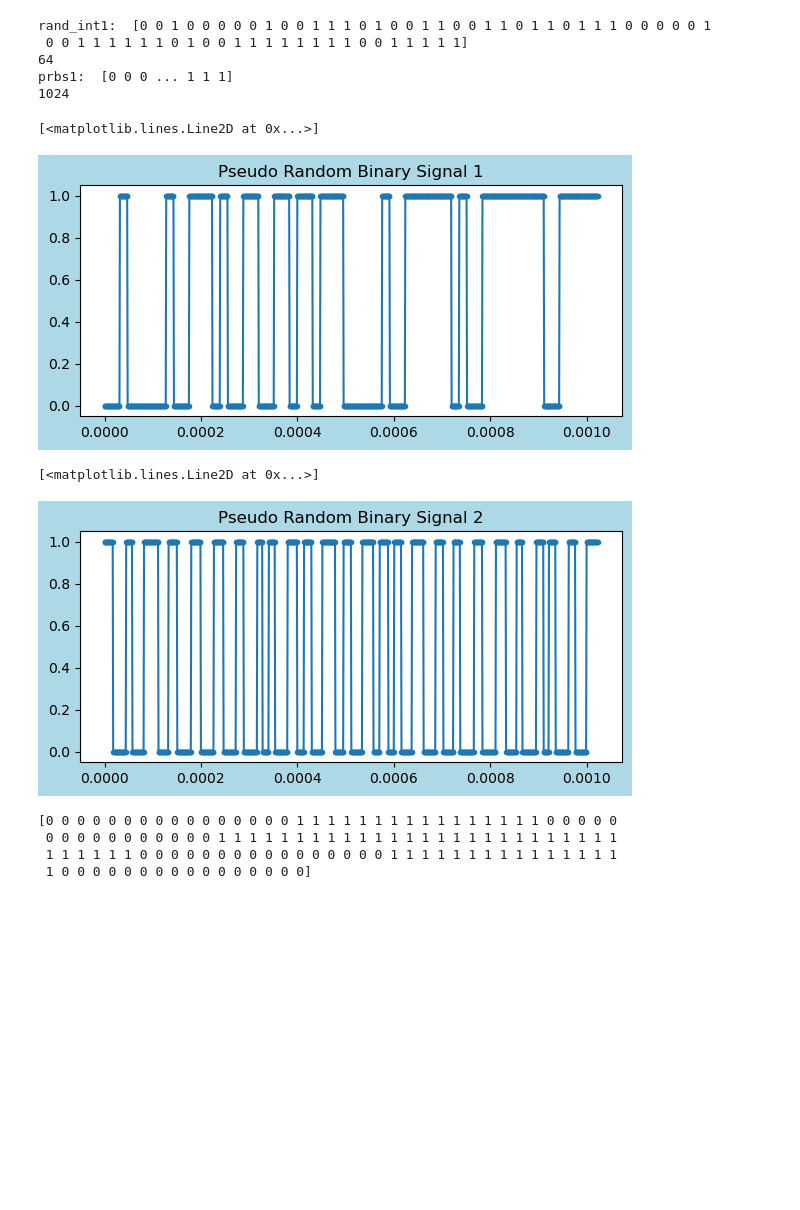
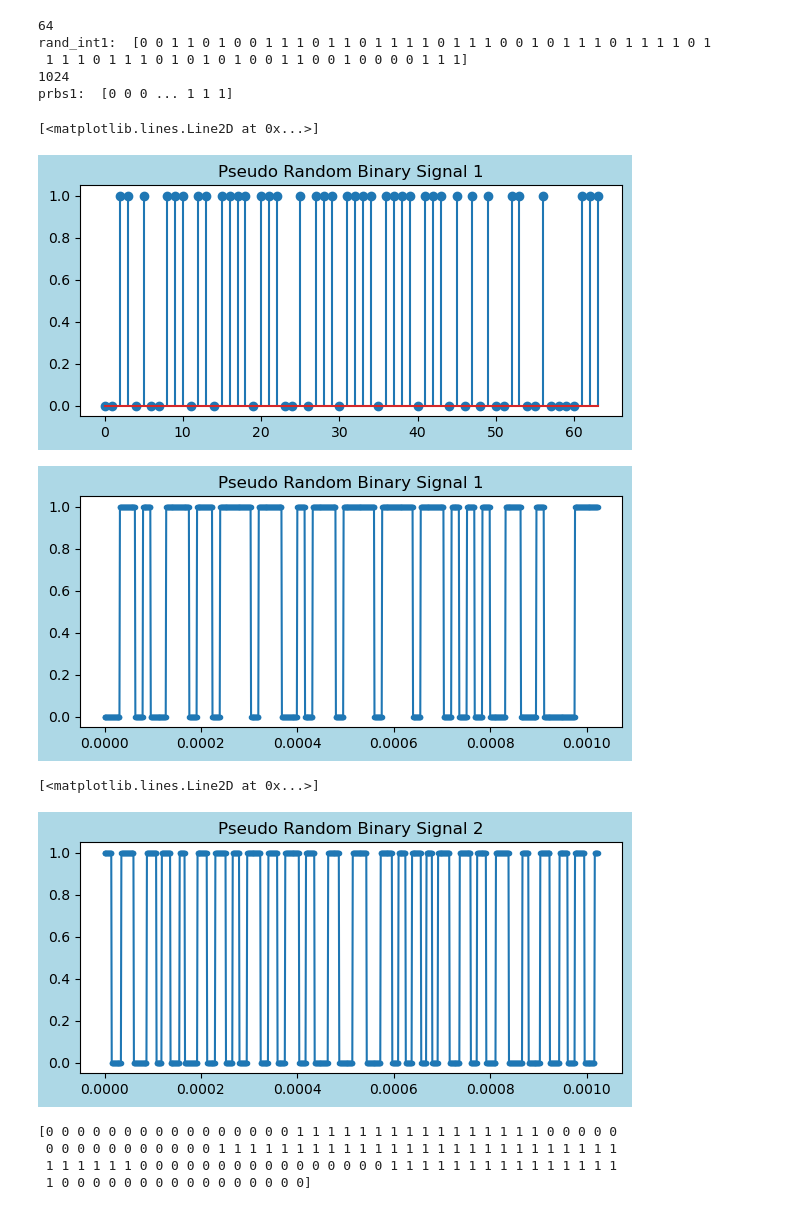
Before and after one commit to tacticstactics/Random_signal_generator, a Jupyter notebook: pseudo_random-1.ipynb, the cells around one changed output. Drawn from its saved outputs; the diff is of its cells as text; code cells hidden in the pictures; blank space fills up the shorter version.

```diff
--- a/pseudo_random-1.ipynb
+++ b/pseudo_random-1.ipynb
@@ -8,34 +8,43 @@ tcol = np.linspace(0.0, timestep * samplerate, samplerate, endpoint=False)
 # %%
 # Create Random Binary signal
 
 # prbs1: Pseudo Random multilevel Digital signal
 numberofpointspersymbol = 2 ** 6
 repetitions1 = samplerate / numberofpointspersymbol
 
 rand_int1 = np.random.randint(0, 2, numberofpointspersymbol) # 0 or 1
+print(np.size(rand_int1))
 print('rand_int1: ', rand_int1)
-print(np.size(rand_int1))
-
-prbs1 = np.repeat(rand_int1, repetitions1)
-print('prbs1: ', prbs1)
-print(np.size(prbs1))
-
-#prbs3 = np.repeat([0,1,0,1,1,0,1,0], repetitions1)
-
 
 fig1 = plt.figure(figsize = (7,3), facecolor='lightblue')
 
 ax1_1 = fig1.add_subplot(1, 1, 1)
 ax1_1.set_title('Pseudo Random Binary Signal 1')
-ax1_1.plot(tcol, prbs1, ".-")
+ax1_1.stem(rand_int1, ".-")
+
+
+prbs1 = np.repeat(rand_int1, repetitions1)
+print(np.size(prbs1))
+print('prbs1: ', prbs1)
+
+
+#prbs3 = np.repeat([0,1,0,1,1,0,1,0], repetitions1)
+
+
+fig2 = plt.figure(figsize = (7,3), facecolor='lightblue')
+
+ax2_1 = fig2.add_subplot(1, 1, 1)
+ax2_1.set_title('Pseudo Random Binary Signal 1')
+ax2_1.plot(tcol, prbs1, ".-")
 # %% [output]
-rand_int1:  [0 0 1 0 0 0 0 0 1 0 0 1 1 1 0 1 0 0 1 1 0 0 1 1 0 1 1 0 1 1 1 0 0 0 0 0 1
- 0 0 1 1 1 1 1 1 0 1 0 0 1 1 1 1 1 1 1 1 0 0 1 1 1 1 1]
 64
+rand_int1:  [0 0 1 1 0 1 0 0 1 1 1 0 1 1 0 1 1 1 1 0 1 1 1 0 0 1 0 1 1 1 0 1 1 1 1 0 1
+ 1 1 1 0 1 1 1 0 1 0 1 0 1 0 0 1 1 0 0 1 0 0 0 0 1 1 1]
+1024
 prbs1:  [0 0 0 ... 1 1 1]
-1024
 [<matplotlib.lines.Line2D at 0x...>]
-[figure, old version]
+[figure, new version]
+[figure, added]
 # %%
 a1_range = [0, 1] # amplitude range
 a1 = np.random.rand(samplerate) * (a1_range[1]-a1_range[0]) + a1_range[0]
@@ -74,14 +83,14 @@ while b1[i]<np.size(prbs2):
     prbs2[k:] = a1[i]
     i=i+1
 
-fig2 = plt.figure(figsize = (7,3), facecolor='lightblue')
+fig3 = plt.figure(figsize = (7,3), facecolor='lightblue')
 
-ax2_1 = fig2.add_subplot(1, 1, 1)
-ax2_1.set_title("Pseudo Random Binary Signal 2")
-ax2_1.plot(tcol, prbs2, ".-")
+ax3_1 = fig3.add_subplot(1, 1, 1)
+ax3_1.set_title("Pseudo Random Binary Signal 2")
+ax3_1.plot(tcol, prbs2, ".-")
 # %% [output]
 [<matplotlib.lines.Line2D at 0x...>]
-[figure, old version]
+[figure, new version]
 # %%
 prbs3 = np.repeat([0,1,0,1,1,0,1,0], repetitions1)
 
```
Also changed, not shown: parts of 1 cell of this notebook, 3 other files.
